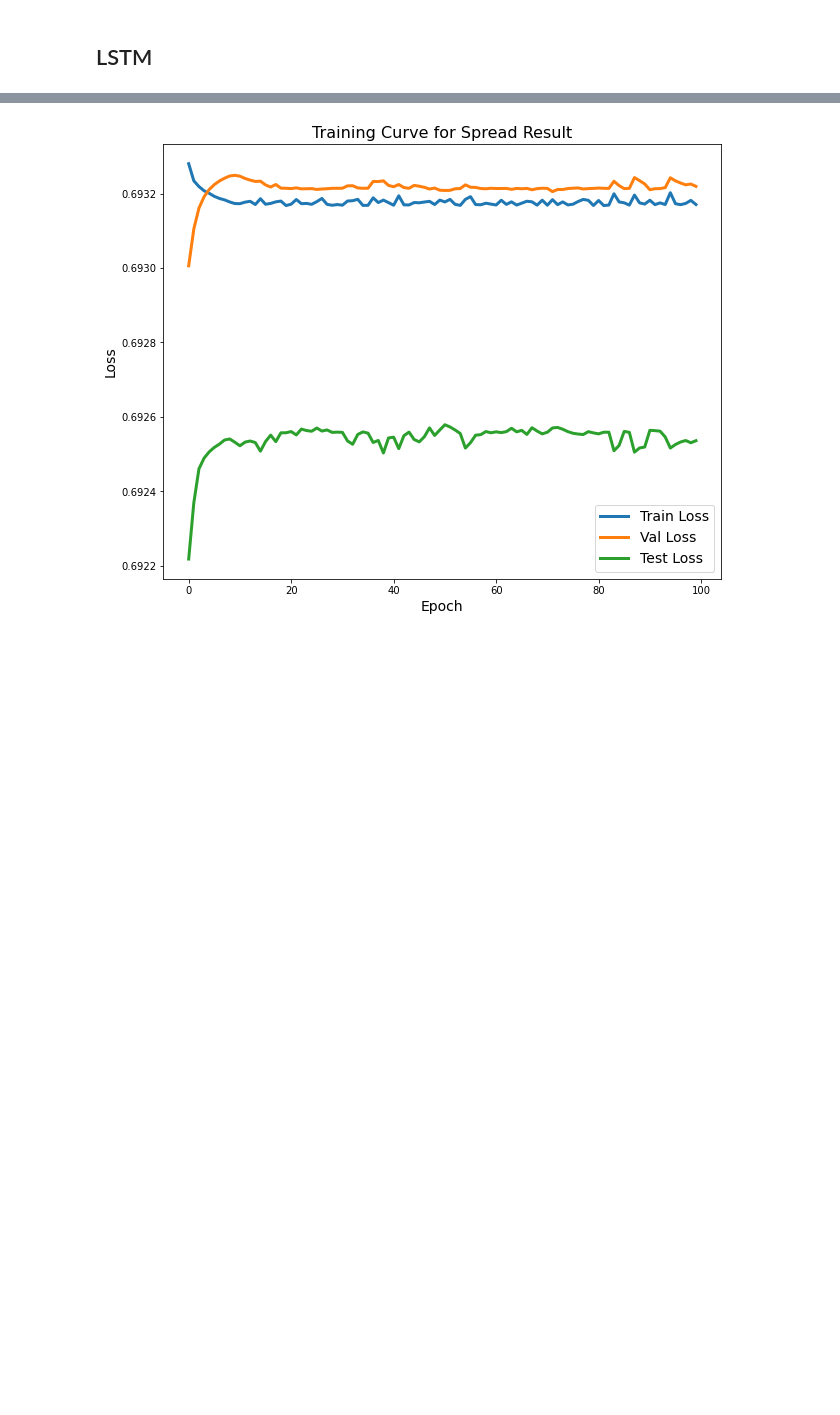
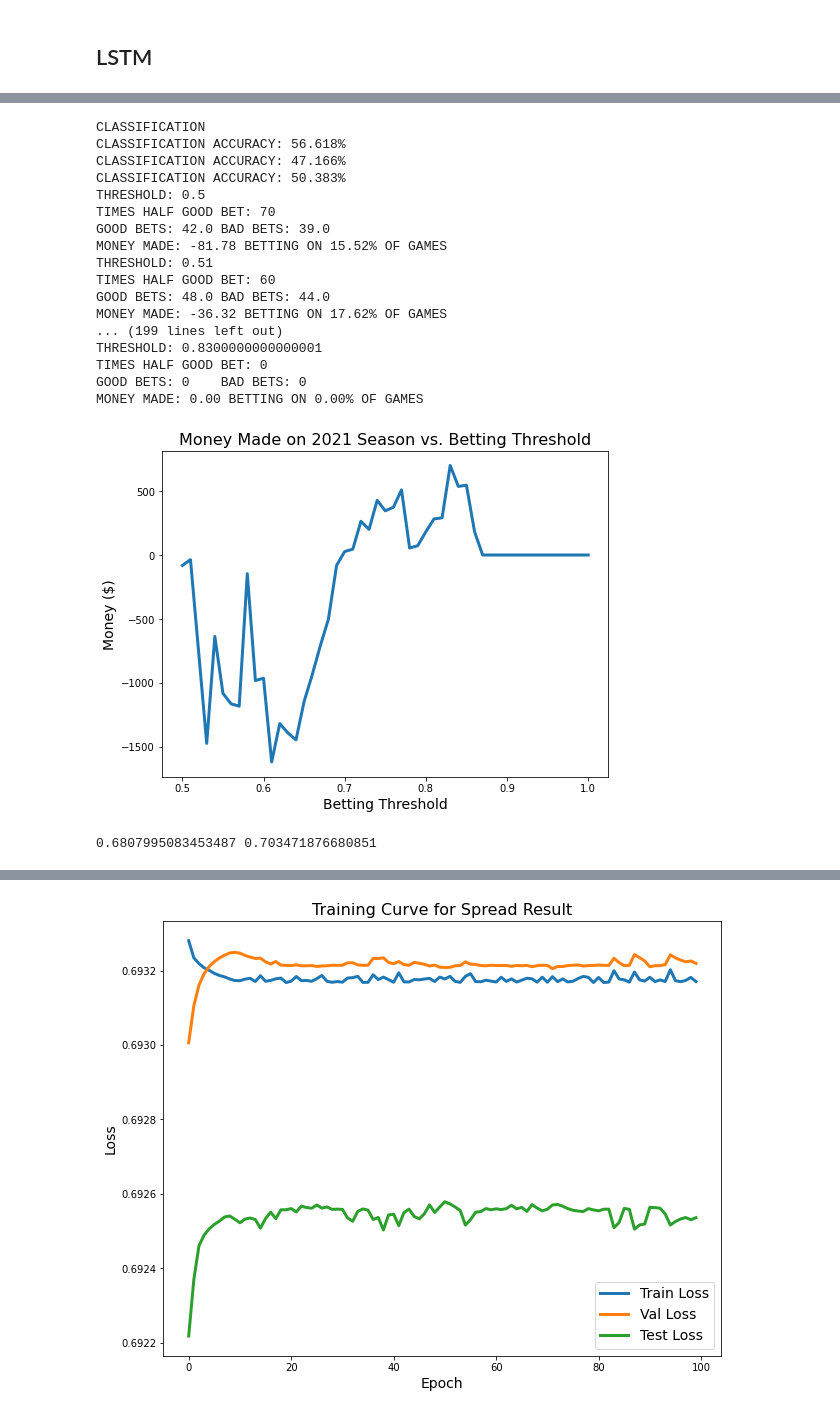
Before and after one commit to CoopLo/nfl_betting, a Jupyter notebook: NFL_betting_strategy.ipynb, the cells around one changed output, grey strips where cells are left out. Cells and saved outputs as stored; diff of their text form; code cells hidden in the pictures; blank space fills up the shorter version.

```diff
--- a/NFL_betting_strategy.ipynb
+++ b/NFL_betting_strategy.ipynb
@@ -837,0 +841,55 @@ plt.show()
+# %%
+if(task == 'classification'):
+    print("CLASSIFICATION")
+    most_money = -99999
+    best_threshold = 0
+    train_accuracy = evaluate_lstm(train_loader, model)
+    val_accuracy = evaluate_lstm(val_loader, model)
+    test_accuracy = evaluate_lstm(test_loader, model)
+    moneys = []
+    for t in np.linspace(0.5, 1.0, 51):
+        result = classification_betting_result_lstm(model, test_loader, df, threshold=t)
+        moneys.append(result[0])
+        if(result[0] > most_money):
+            most_money = result[0]
+            best_threshold = t
+    print("\n\nTEST DATASET:")
+    result = classification_betting_result_lstm(model, val_loader, df, threshold=best_threshold)
+
+    fig, ax = plt.subplots(figsize=(8,6))
+    ax.plot(np.linspace(0.5, 1.0, 51), moneys, lw=3)
+    ax.set_xlabel("Betting Threshold", fontsize=14)
+    ax.set_ylabel("Money ($)", fontsize=14)
+    ax.set_title("Money Made on 2021 Season vs. Betting Threshold", fontsize=16)
+    plt.show()
+
+print(trainloss[-1], testloss[-1])
+fig, ax = plt.subplots(figsize=(10,8))
+ax.plot(trainloss, label="Train Loss", lw=3)
+ax.plot(valloss, label="Val Loss", lw=3)
+ax.plot(testloss, label="Test Loss", lw=3)
+ax.legend(loc='best', fontsize=14)
+ax.set_title("Training Curve for Spread Result", fontsize=16)
+ax.set_xlabel("Epoch", fontsize=14)
+ax.set_ylabel("Loss", fontsize=14)
+plt.show()
+# %% [output]
+CLASSIFICATION
+CLASSIFICATION ACCURACY: 56.618%
+CLASSIFICATION ACCURACY: 47.166%
+CLASSIFICATION ACCURACY: 50.383%
+THRESHOLD: 0.5
+TIMES HALF GOOD BET: 70
+GOOD BETS: 42.0 BAD BETS: 39.0
+MONEY MADE: -81.78 BETTING ON 15.52% OF GAMES
+THRESHOLD: 0.51
+TIMES HALF GOOD BET: 60
+GOOD BETS: 48.0 BAD BETS: 44.0
+MONEY MADE: -36.32 BETTING ON 17.62% OF GAMES
+... (199 lines left out)
+THRESHOLD: 0.8300000000000001
+TIMES HALF GOOD BET: 0
+GOOD BETS: 0    BAD BETS: 0
+MONEY MADE: 0.00 BETTING ON 0.00% OF GAMES
+[figure, added]
+0.6807995083453487 0.703471876680851
```
Also changed, not shown: parts of 5 cells of this notebook.
